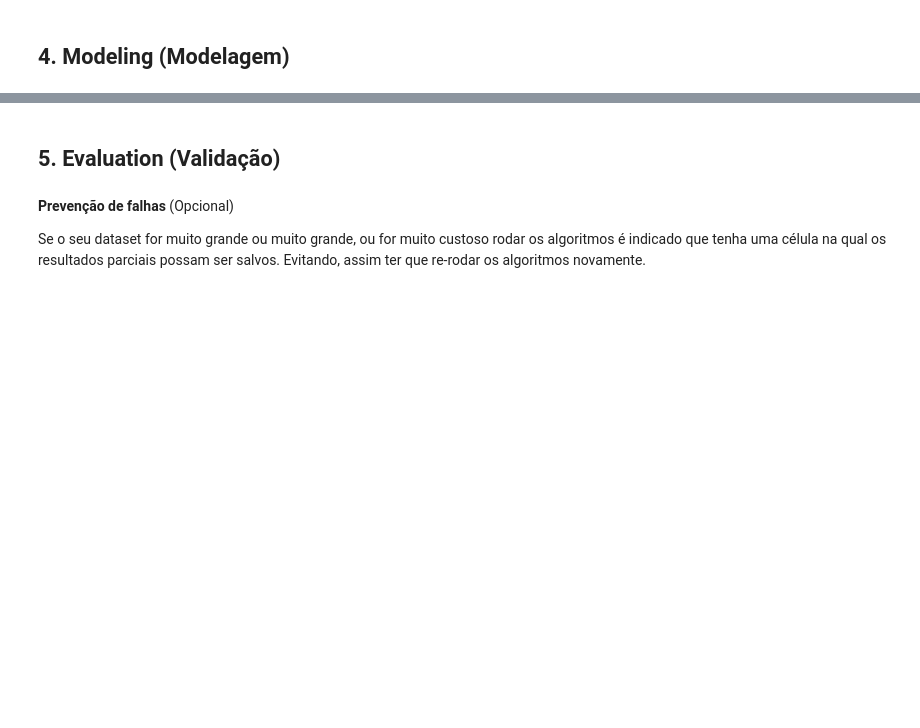
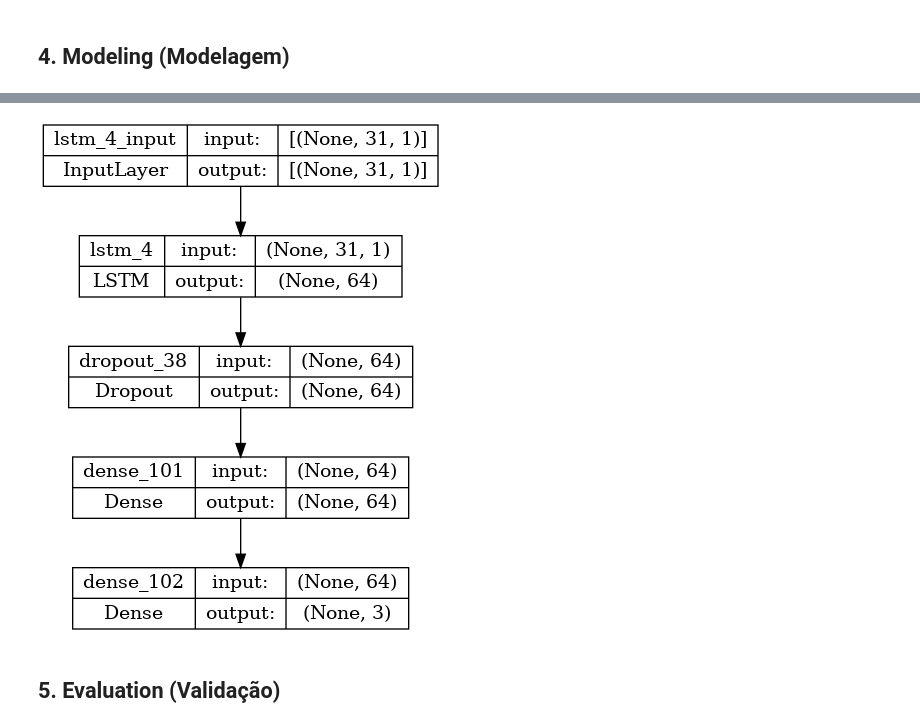
Before and after one commit to Chbmleao/DataMining-TP4, a Jupyter notebook: TP_Mineração_de_Dados.ipynb, the cells around one changed output, grey strips where cells are left out. Drawn from its saved outputs; the diff is of its cells as text; code cells hidden in the pictures; blank space fills up the shorter version.

```diff
--- a/TP_Mineração_de_Dados.ipynb
+++ b/TP_Mineração_de_Dados.ipynb
@@ -816,0 +829,37 @@ plot_model(model, to_file='model_plot.png', show_shapes=True, show_layer_names=T
+# %%
+# Adapte o formato dos dados para séries temporais se necessário
+# Se você estiver trabalhando com dados sequenciais, é possível que precise de um formato como (n_samples, time_steps, n_features)
+
+# Criando e compilando o modelo LSTM
+model_lstm = tf.keras.Sequential([
+    tf.keras.layers.LSTM(64, activation='relu', input_shape=(X_train.shape[1], 1)),
+    tf.keras.layers.Dropout(0.5),
+    tf.keras.layers.Dense(64, activation='relu'),
+    tf.keras.layers.Dense(num_classes, activation='softmax')
+])
+
+model_lstm.compile(optimizer='adam', loss='categorical_crossentropy', metrics=['accuracy'])
+
+# Adapte o formato dos dados para se adequar às necessidades da camada LSTM
+X_train_lstm = np.expand_dims(X_train, axis=-1)
+X_test_lstm = np.expand_dims(X_test, axis=-1)
+
+# Convertendo os rótulos para codificação one-hot
+y_train_onehot_lstm = tf.keras.utils.to_categorical(y_train)
+y_test_onehot_lstm = tf.keras.utils.to_categorical(y_test)
+
+# Treinamento do modelo LSTM
+model_lstm.fit(X_train_lstm, y_train_onehot_lstm, epochs=100, batch_size=32, validation_split=0.1, verbose=2)
+
+# Avaliação do modelo no conjunto de teste
+y_pred_onehot_lstm = model_lstm.predict(X_test_lstm)
+y_pred_lstm = np.argmax(y_pred_onehot_lstm, axis=1)
+
+# Avaliação da precisão
+accuracy_lstm = accuracy_score(y_test, y_pred_lstm)
+print(f'Acurácia do Modelo LSTM: {accuracy_lstm}')
+
+# Matriz de confusão
+conf_matrix_lstm = confusion_matrix(y_test, y_pred_lstm)
+print('Matriz de Confusão do Modelo LSTM:')
+print(conf_matrix_lstm)
@@ -817,8 +884,7 @@ plot_model(model, to_file='model_plot.png', show_shapes=True, show_layer_names=T
+# %%
+# Visualizando a arquitetura da rede neural
+plot_model(model_lstm, to_file='model_plot.png', show_shapes=True, show_layer_names=True)
+# %% [output]
+[figure, added]
 # %% [markdown]
 ## 5. Evaluation (Validação)
-# %% [markdown]
-**Prevenção de falhas**
-(Opcional)
-
-
-Se o seu dataset for muito grande ou muito grande, ou for muito custoso rodar os algoritmos é indicado que tenha uma célula na qual os resultados parciais possam ser salvos. Evitando, assim ter que re-rodar os algoritmos novamente.
```
Also changed, not shown: parts of 16 cells of this notebook.
